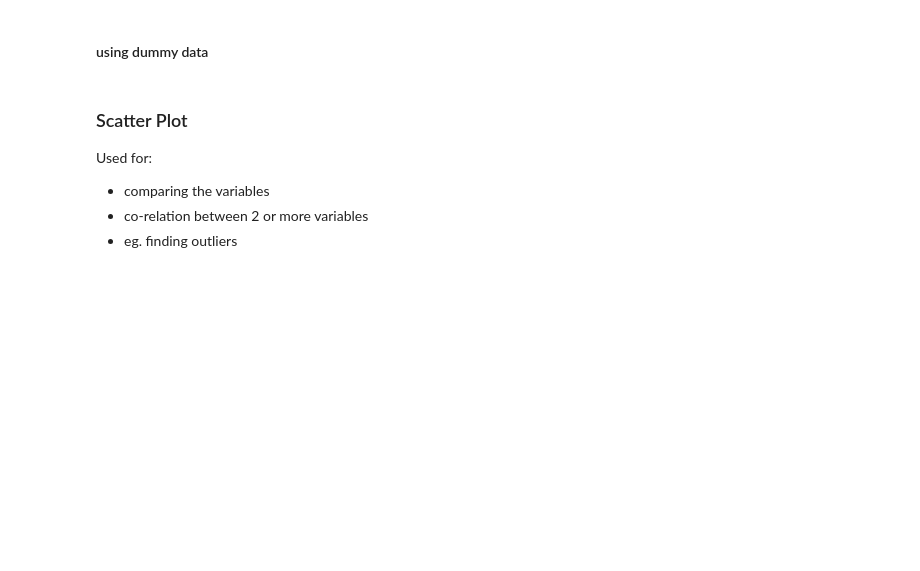
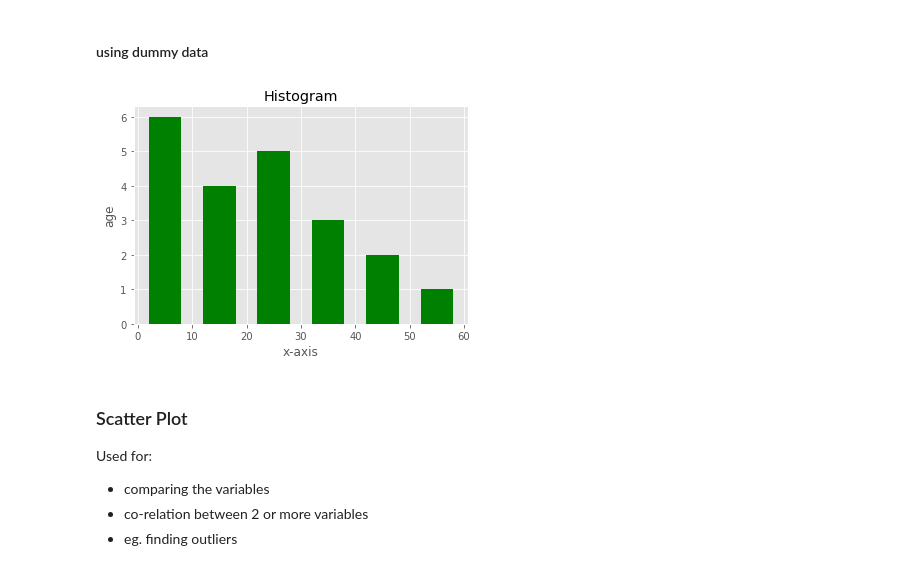
Before and after one commit to ravi-prakash1907/Predictive-Analytics, a Jupyter notebook: Python Basics/matplotlib.ipynb, the cells around one changed output. Drawn from its saved outputs; the diff is of its cells as text; code cells hidden in the pictures; blank space fills up the shorter version.

```diff
--- a/Python Basics/matplotlib.ipynb
+++ b/Python Basics/matplotlib.ipynb
@@ -189,13 +213,15 @@ age = [21,22,65,13,53,13,22,31,12,4,35,46,65,42,31,13,4,4,22,6,22,3,1]
 x = range(0,70,10)
 # %%
 ## ploting histogram
-plt.hist(age,bin,color='green',rwidth=0.6)
+plt.hist(age,x,color='green',rwidth=0.6)
 
 ## labels
 plt.title('Histogram')
 plt.xlabel('x-axis')
 plt.ylabel('age')
 plt.show()
+# %% [output]
+[figure, added]
 # %% [markdown]
 ### Scatter Plot
 Used for:
```
Also changed, not shown: parts of 17 cells of this notebook.
